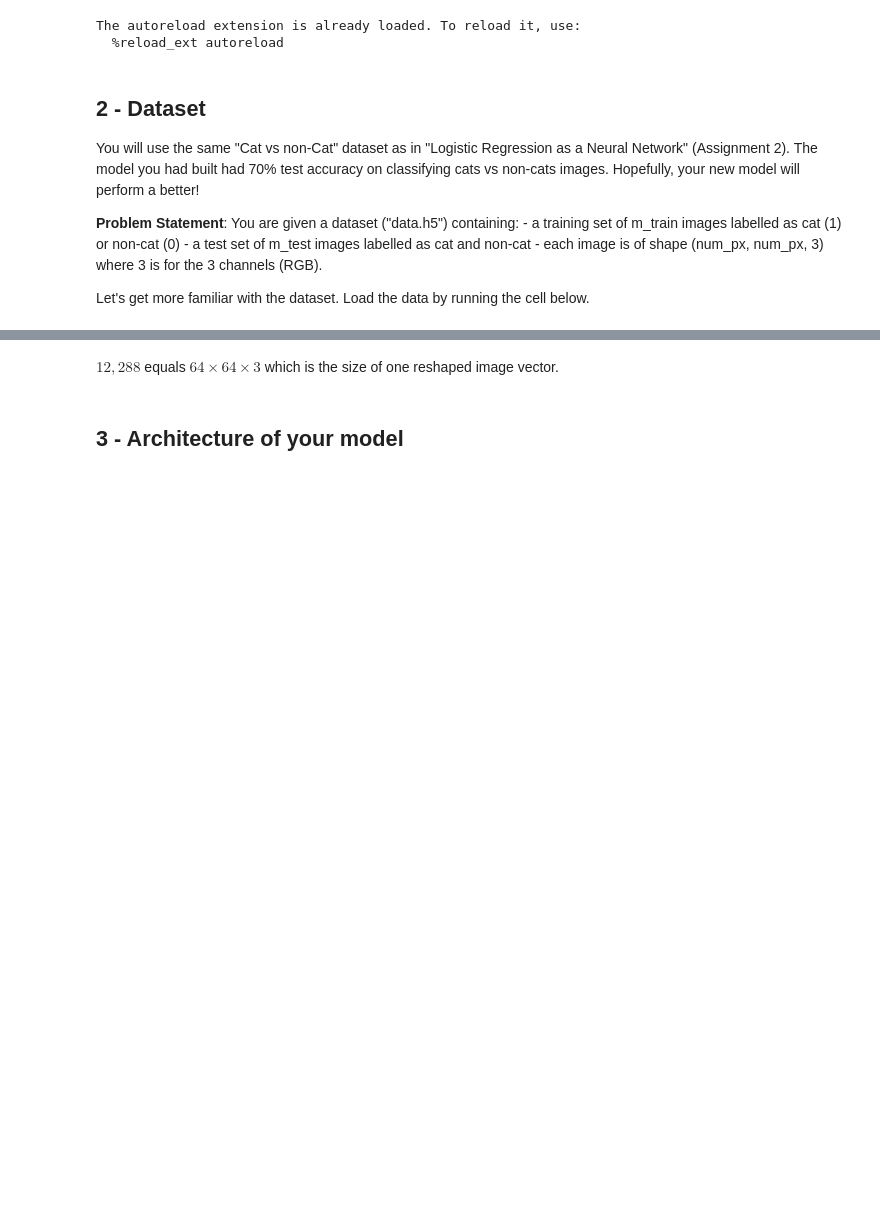
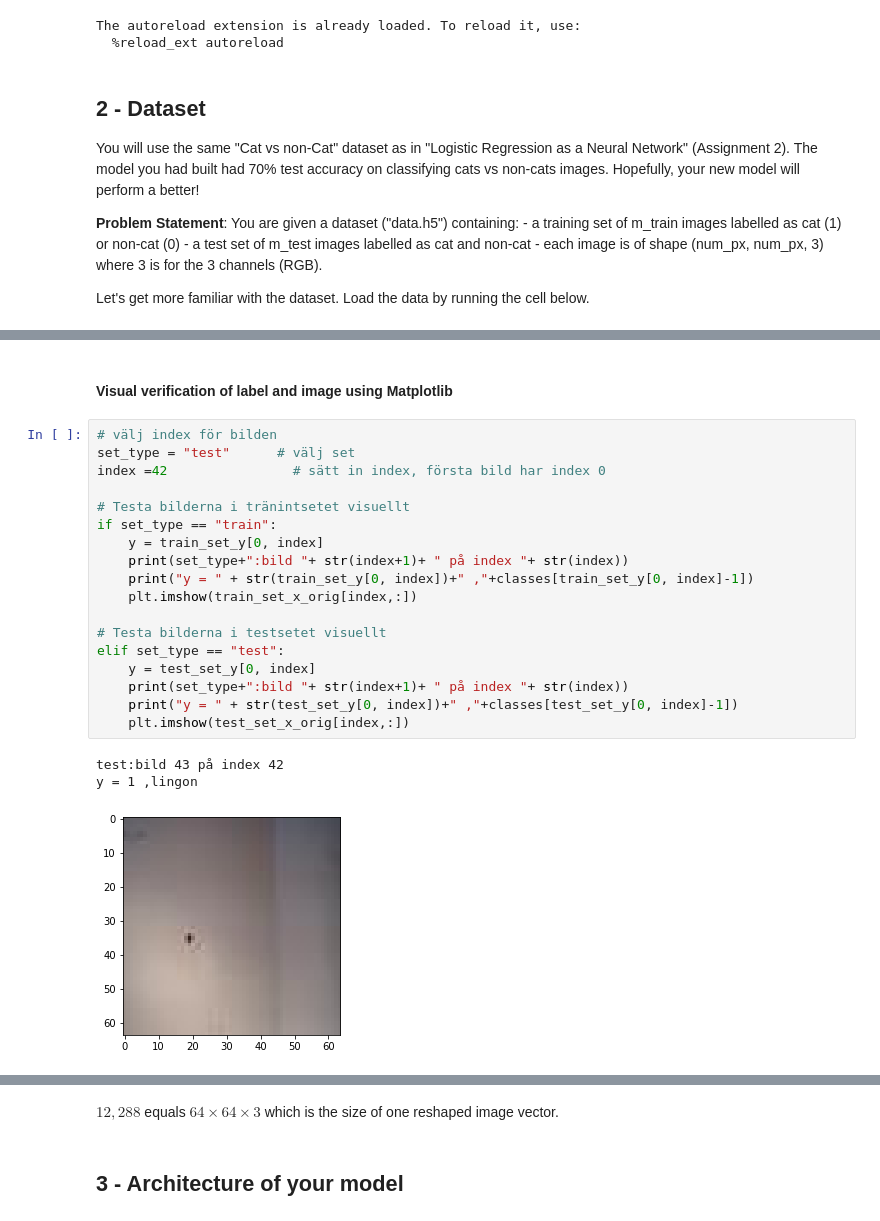
Before and after one commit to tomaslindstrom/Lingon_Deep_NN, a Jupyter notebook: Lingon- Deep Neural Network .ipynb, the cells around one changed output, grey strips where cells are left out. Saved outputs shown, nothing was run; the diff lists cells and outputs as text; blank space fills up the shorter version.

```diff
--- a/Lingon- Deep Neural Network .ipynb
+++ b/Lingon- Deep Neural Network .ipynb
@@ -71,3 +150,27 @@ y = 0. It's a non-cat picture.
+# %% [markdown]
+#### Visual verification of label and image using Matplotlib ####
+# %%
+# välj index för bilden
+set_type = "test"      # välj set
+index =42                # sätt in index, första bild har index 0
+
+# Testa bilderna i tränintsetet visuellt
+if set_type == "train":
+    y = train_set_y[0, index]
+    print(set_type+":bild "+ str(index+1)+ " på index "+ str(index))
+    print("y = " + str(train_set_y[0, index])+" ,"+classes[train_set_y[0, index]-1])
+    plt.imshow(train_set_x_orig[index,:])
+
+# Testa bilderna i testsetet visuellt
+elif set_type == "test":
+    y = test_set_y[0, index]
+    print(set_type+":bild "+ str(index+1)+ " på index "+ str(index))
+    print("y = " + str(test_set_y[0, index])+" ,"+classes[test_set_y[0, index]-1])
+    plt.imshow(test_set_x_orig[index,:])
+# %% [output]
+test:bild 43 på index 42
+y = 1 ,lingon
+[figure, added]
 # %%
 # Explore your dataset
 m_train = train_x_orig.shape[0]
```
Also changed, not shown: parts of 25 cells of this notebook.
